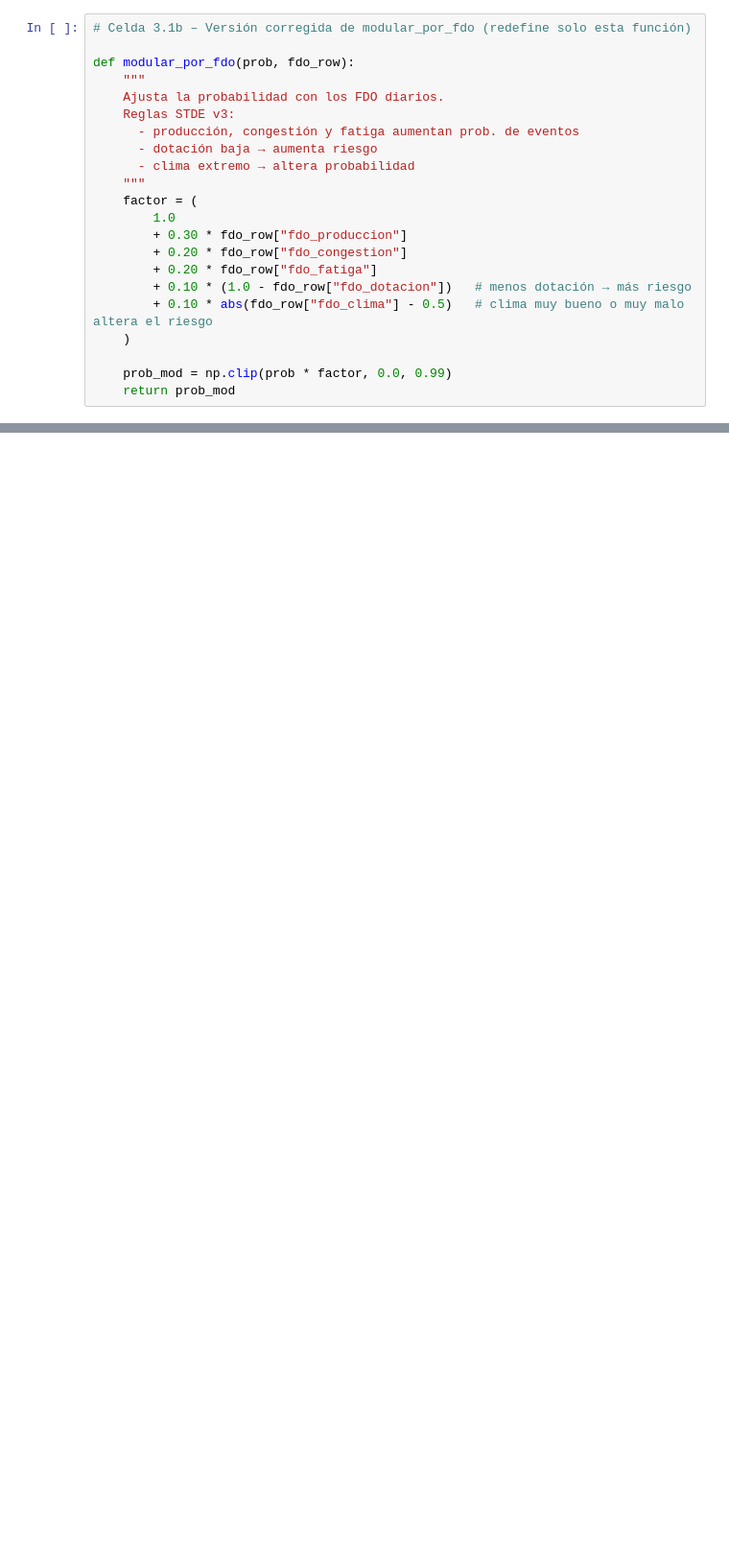
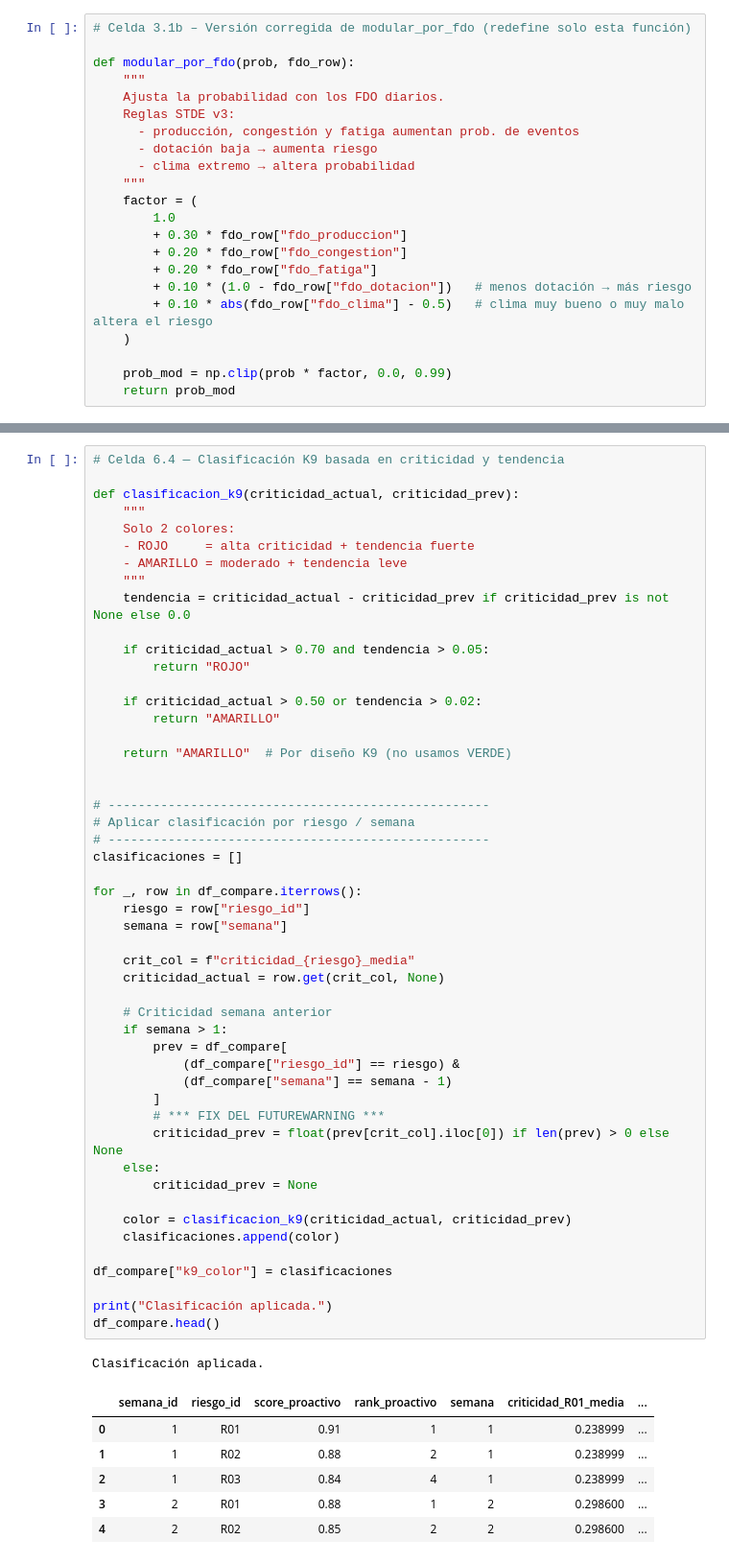
Before and after one commit to sanchezsantana/semantiq, a Jupyter notebook: k9_mining_safety/notebooks/01_generate_stde_v3.ipynb, the cells around one changed output, grey strips where cells are left out. Shown at 96% size. Cells and saved outputs as stored; diff of their text form; blank space fills up the shorter version.

```diff
--- a/k9_mining_safety/notebooks/01_generate_stde_v3.ipynb
+++ b/k9_mining_safety/notebooks/01_generate_stde_v3.ipynb
@@ -1351,0 +1449,58 @@ df_resultado_6x.head(10)
+# %%
+# Celda 6.4 — Clasificación K9 basada en criticidad y tendencia
+
+def clasificacion_k9(criticidad_actual, criticidad_prev):
+    """
+    Solo 2 colores:
+    - ROJO     = alta criticidad + tendencia fuerte
+    - AMARILLO = moderado + tendencia leve
+    """
+    tendencia = criticidad_actual - criticidad_prev if criticidad_prev is not None else 0.0
+
+    if criticidad_actual > 0.70 and tendencia > 0.05:
+        return "ROJO"
+
+    if criticidad_actual > 0.50 or tendencia > 0.02:
+        return "AMARILLO"
+
+    return "AMARILLO"  # Por diseño K9 (no usamos VERDE)
+
+
+# ---------------------------------------------------
+# Aplicar clasificación por riesgo / semana
+# ---------------------------------------------------
+clasificaciones = []
+
+for _, row in df_compare.iterrows():
+    riesgo = row["riesgo_id"]
+    semana = row["semana"]
+
+    crit_col = f"criticidad_{riesgo}_media"
+    criticidad_actual = row.get(crit_col, None)
+
+    # Criticidad semana anterior
+    if semana > 1:
+        prev = df_compare[
+            (df_compare["riesgo_id"] == riesgo) &
+            (df_compare["semana"] == semana - 1)
+        ]
+        # *** FIX DEL FUTUREWARNING ***
+        criticidad_prev = float(prev[crit_col].iloc[0]) if len(prev) > 0 else None
+    else:
+        criticidad_prev = None
+
+    color = clasificacion_k9(criticidad_actual, criticidad_prev)
+    clasificaciones.append(color)
+
+df_compare["k9_color"] = clasificaciones
+
+print("Clasificación aplicada.")
+df_compare.head()
+# %% [output]
+Clasificación aplicada.
+|  | semana_id | riesgo_id | score_proactivo | rank_proactivo | semana | criticidad_R01_media | ... |
+| 0 | 1 | R01 | 0.91 | 1 | 1 | 0.238999 | ... |
+| 1 | 1 | R02 | 0.88 | 2 | 1 | 0.238999 | ... |
+| 2 | 1 | R03 | 0.84 | 4 | 1 | 0.238999 | ... |
+| 3 | 2 | R01 | 0.88 | 1 | 2 | 0.298600 | ... |
+| 4 | 2 | R02 | 0.85 | 2 | 2 | 0.298600 | ... |
```
Also changed, not shown: parts of 31 cells of this notebook, 18 other files.
